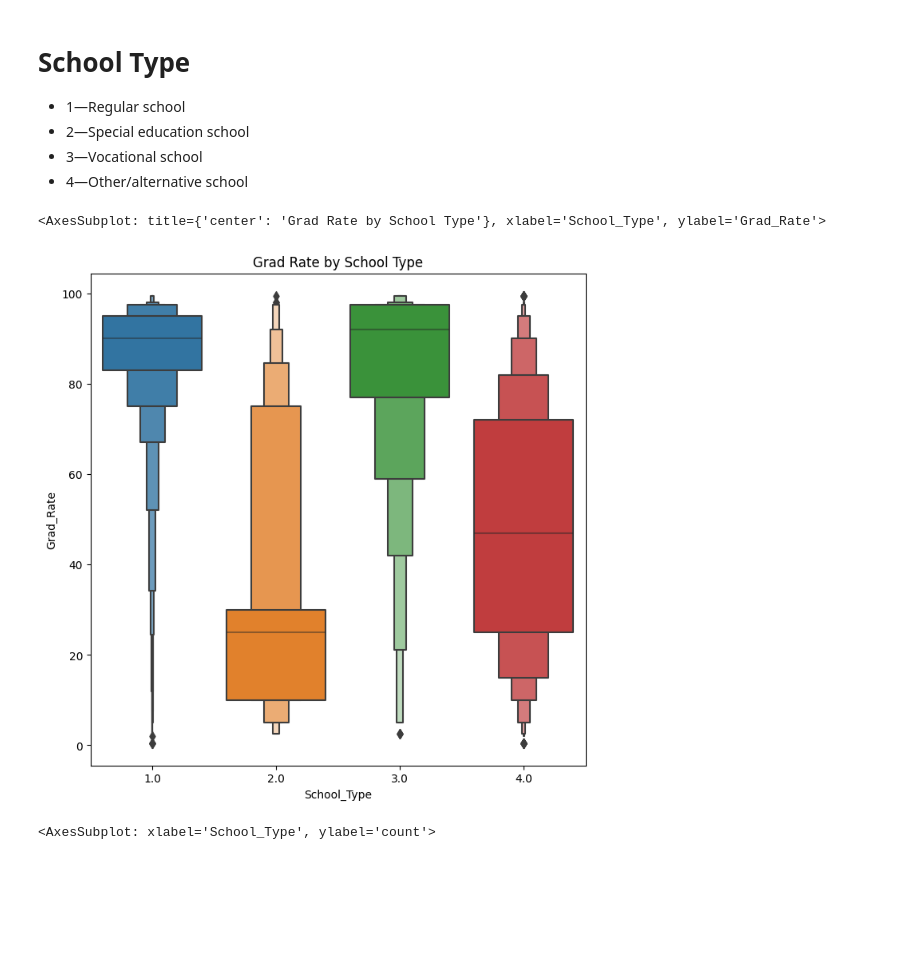
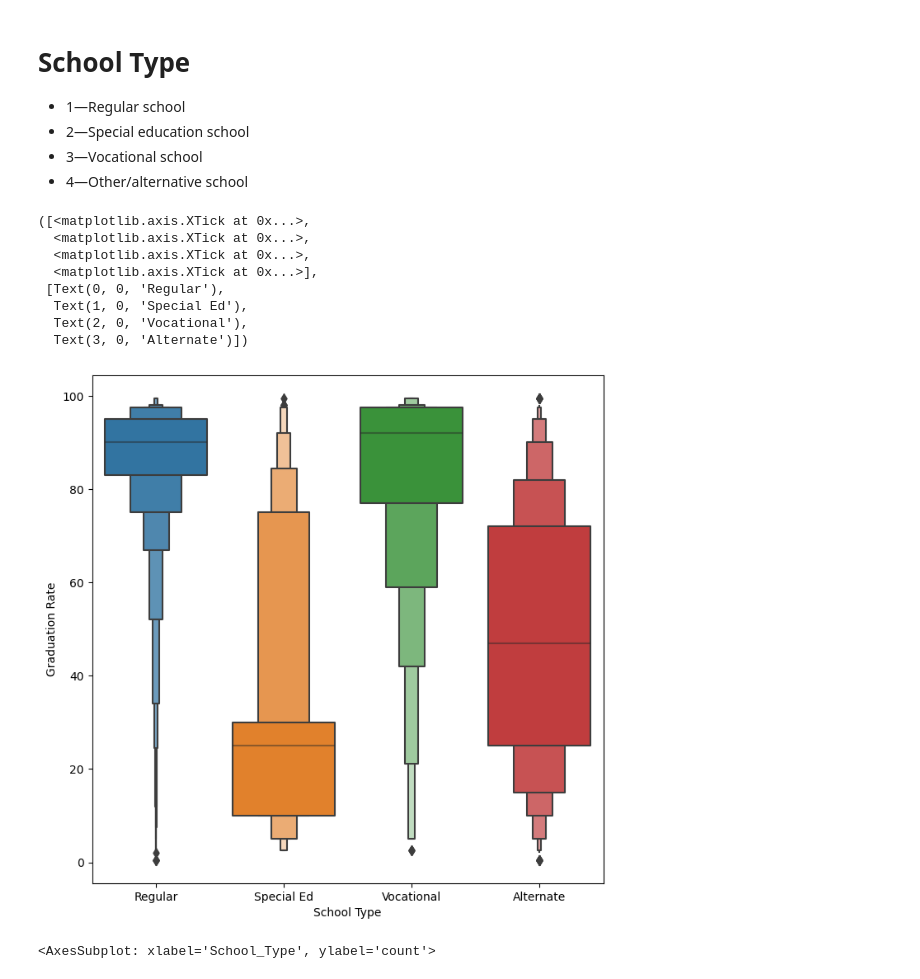
Before and after one commit to georgetown-analytics/student-outcomes, a Jupyter notebook: 2_Exploratory_Data_Analysis/eda.ipynb, the cells around one changed output. Saved outputs shown, nothing was run; the diff lists cells and outputs as text; code cells hidden in the pictures; blank space fills up the shorter version.

```diff
--- a/2_Exploratory_Data_Analysis/eda.ipynb
+++ b/2_Exploratory_Data_Analysis/eda.ipynb
@@ -205,12 +269,21 @@ sns.histplot(df.Ungrade_Cedp)
 * 2—Special education school
 * 3—Vocational school
 * 4—Other/alternative school
-# %%
-plt.title("Grad Rate by School Type")
-sns.boxenplot(x=df.School_Type,y=df.Grad_Rate)
-# %% [output]
-<AxesSubplot: title={'center': 'Grad Rate by School Type'}, xlabel='School_Type', ylabel='Grad_Rate'>
-[figure, removed]
+# %%
+sns.boxenplot(palette='tab10', x=df.School_Type,y=df.Grad_Rate)
+plt.xlabel("School Type")
+plt.ylabel("Graduation Rate")
+plt.xticks(ticks=[0,1,2,3], labels=["Regular", "Special Ed", "Vocational", "Alternate"])
+# %% [output]
+([<matplotlib.axis.XTick at 0x...>,
+  <matplotlib.axis.XTick at 0x...>,
+  <matplotlib.axis.XTick at 0x...>,
+  <matplotlib.axis.XTick at 0x...>],
+ [Text(0, 0, 'Regular'),
+  Text(1, 0, 'Special Ed'),
+  Text(2, 0, 'Vocational'),
+  Text(3, 0, 'Alternate')])
+[figure, added]
 # %%
 sns.countplot(x=df.School_Type)
 # %% [output]
```
Also changed, not shown: parts of 4 cells of this notebook, 3 other files.
